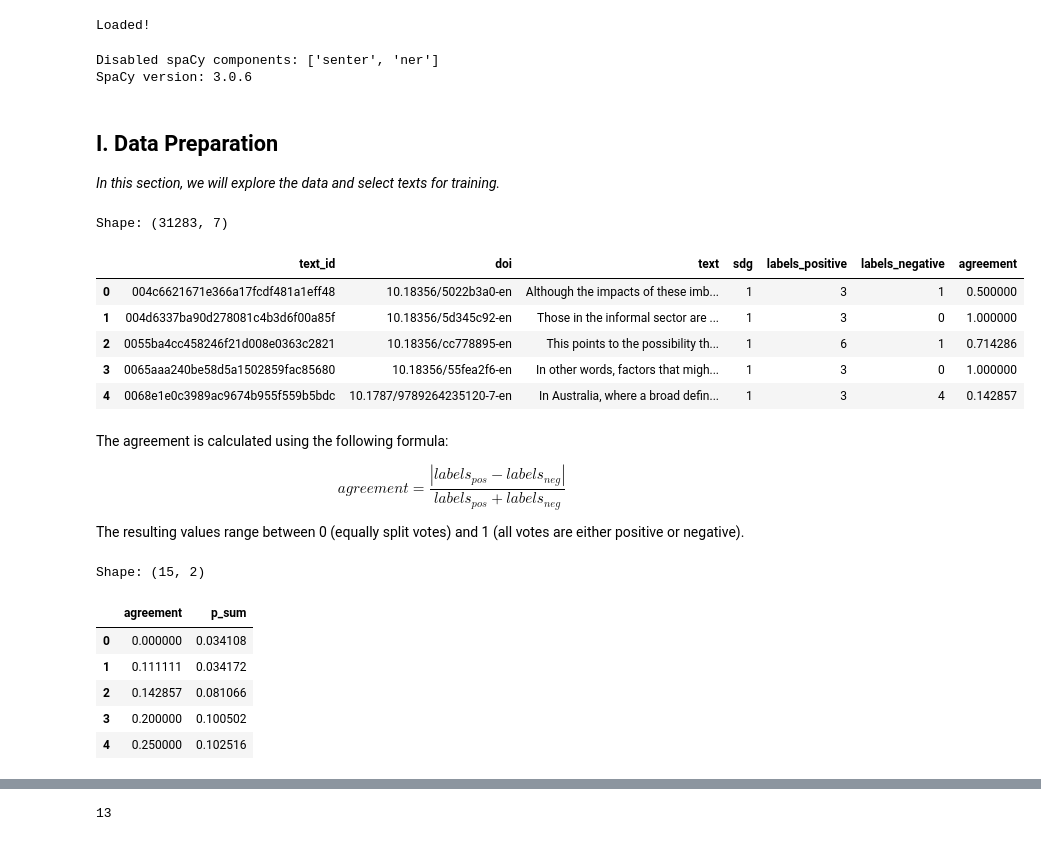
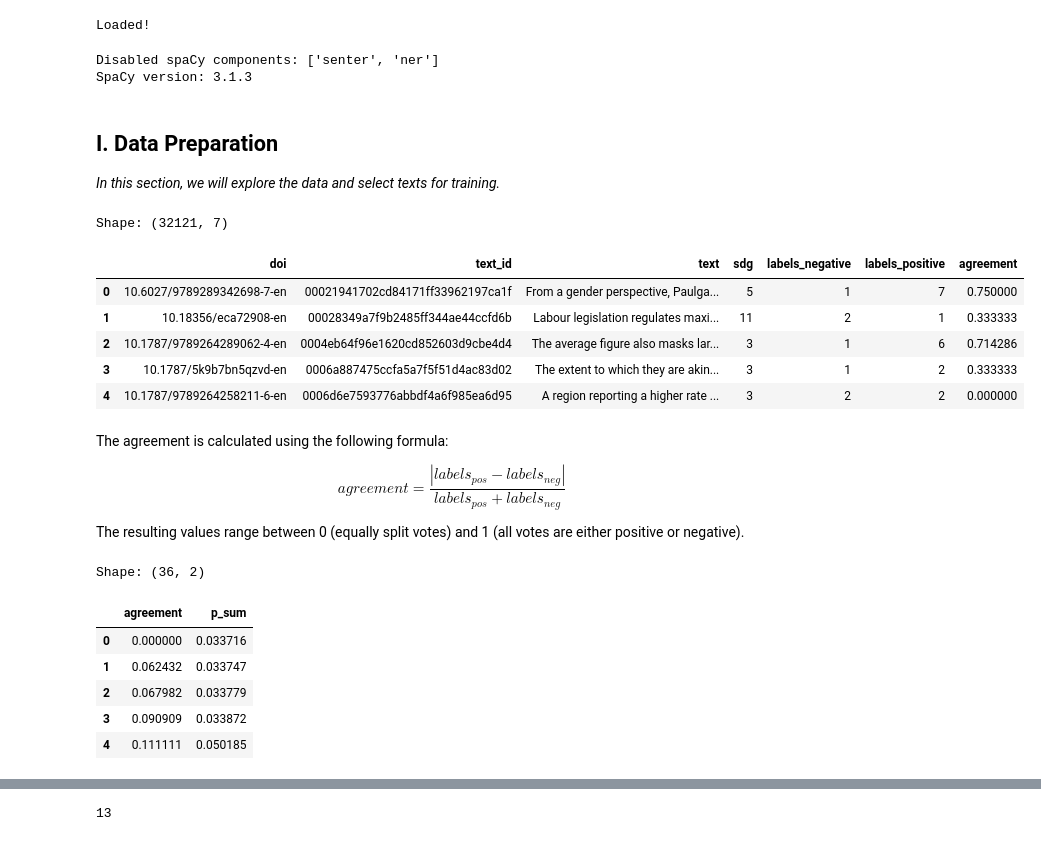
Before and after one commit to osdg-ai/osdg-data, a Jupyter notebook: examples/osdg-cd-example-classifier-sklearn.ipynb, the cells around one changed output, grey strips where cells are left out. Saved outputs shown, nothing was run; the diff lists cells and outputs as text; code cells hidden in the pictures.

```diff
--- a/examples/osdg-cd-example-classifier-sklearn.ipynb
+++ b/examples/osdg-cd-example-classifier-sklearn.ipynb
@@ -46,41 +47,31 @@ print('Loaded!')
 Loaded!
 # %%
 # other settings
-%matplotlib inline
-sns.set(
-    style = 'whitegrid',
-    palette = 'tab10',
-    font_scale = 1.5,
-    rc = {
-        'figure.figsize': (12, 5),
-        'axes.labelsize': 16
-    }
-)
+pio.templates.default = 'plotly_white'
 
-spacy.require_gpu()
+spacy.prefer_gpu()
 nlp = spacy.load('en_core_web_sm', disable = ['ner'])
 print('Disabled spaCy components:', nlp.disabled)
 print('SpaCy version:', spacy.__version__)
 # %% [output]
 Disabled spaCy components: ['senter', 'ner']
-SpaCy version: 3.0.6
+SpaCy version: 3.1.3
 # %% [markdown]
 ## I. Data Preparation
 
 _In this section, we will explore the data and select texts for training._
 # %%
-# pusing re-release data that will soon become public
-df_osdg = pd.read_csv('../dataout/osdg-community-data-prerelease-v21-09-03.csv')
+df_osdg = pd.read_csv('https://zenodo.org/record/5550238/files/osdg-community-dataset-v21-09-30.csv?download=1')
 print('Shape:', df_osdg.shape)
 display(df_osdg.head())
 # %% [output]
-Shape: (31283, 7)
+Shape: (32121, 7)
-|  | text_id | doi | text | sdg | labels_positive | labels_negative | agreement |
-| 0 | 004c6621671e366a17fcdf481a1eff48 | 10.18356/5022b3a0-en | Although the impacts of these imb... | 1 | 3 | 1 | 0.500000 |
-| 1 | 004d6337ba90d278081c4b3d6f00a85f | 10.18356/5d345c92-en | Those in the informal sector are ... | 1 | 3 | 0 | 1.000000 |
-| 2 | 0055ba4cc458246f21d008e0363c2821 | 10.18356/cc778895-en | This points to the possibility th... | 1 | 6 | 1 | 0.714286 |
-| 3 | 0065aaa240be58d5a1502859fac85680 | 10.18356/55fea2f6-en | In other words, factors that migh... | 1 | 3 | 0 | 1.000000 |
-| 4 | 0068e1e0c3989ac9674b955f559b5bdc | 10.1787/9789264235120-7-en | In Australia, where a broad defin... | 1 | 3 | 4 | 0.142857 |
+|  | doi | text_id | text | sdg | labels_negative | labels_positive | agreement |
+| 0 | 10.6027/9789289342698-7-en | 00021941702cd84171ff33962197ca1f | From a gender perspective, Paulga... | 5 | 1 | 7 | 0.750000 |
+| 1 | 10.18356/eca72908-en | 00028349a7f9b2485ff344ae44ccfd6b | Labour legislation regulates maxi... | 11 | 2 | 1 | 0.333333 |
+| 2 | 10.1787/9789264289062-4-en | 0004eb64f96e1620cd852603d9cbe4d4 | The average figure also masks lar... | 3 | 1 | 6 | 0.714286 |
+| 3 | 10.1787/5k9b7bn5qzvd-en | 0006a887475ccfa5a7f5f51d4ac83d02 | The extent to which they are akin... | 3 | 1 | 2 | 0.333333 |
+| 4 | 10.1787/9789264258211-6-en | 0006d6e7593776abbdf4a6f985ea6d95 | A region reporting a higher rate ... | 3 | 2 | 2 | 0.000000 |
 # %% [markdown]
 The agreement is calculated using the following formula:
 
@@ -98,10 +89,10 @@ df_lambda.rename({'index': 'agreement'}, axis = 1, inplace = True)
 print('Shape:', df_lambda.shape)
 display(df_lambda.head())
 # %% [output]
-Shape: (15, 2)
+Shape: (36, 2)
 |  | agreement | p_sum |
-| 0 | 0.000000 | 0.034108 |
-| 1 | 0.111111 | 0.034172 |
-| 2 | 0.142857 | 0.081066 |
-| 3 | 0.200000 | 0.100502 |
-| 4 | 0.250000 | 0.102516 |
+| 0 | 0.000000 | 0.033716 |
+| 1 | 0.062432 | 0.033747 |
+| 2 | 0.067982 | 0.033779 |
+| 3 | 0.090909 | 0.033872 |
+| 4 | 0.111111 | 0.050185 |
```
Also changed, not shown: parts of 33 cells of this notebook, 3 other files.
